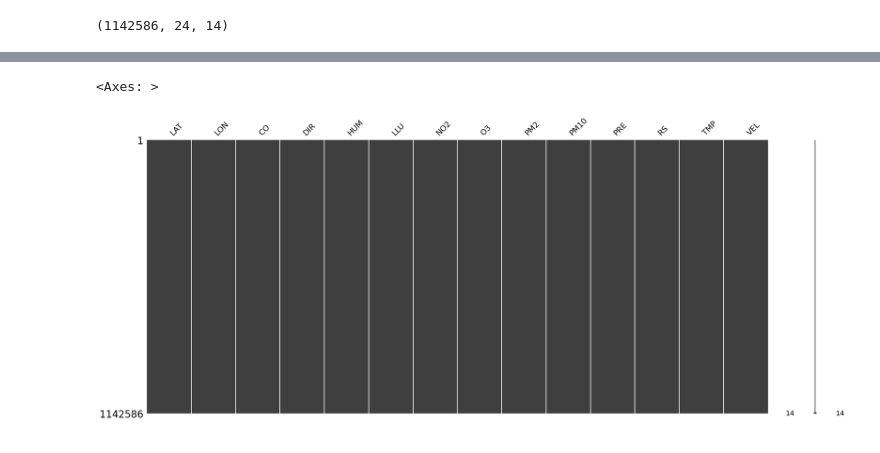
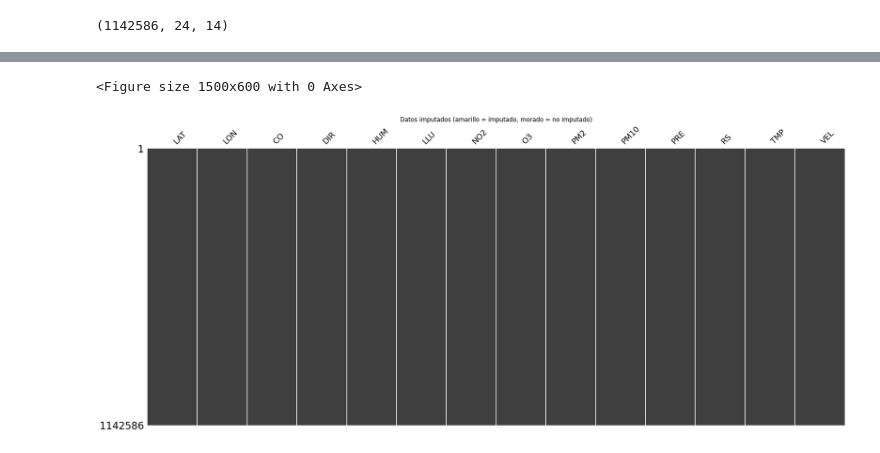
Before and after one commit to JossueJativa/InteligenciaArtificial2, a Jupyter notebook: Proyecto/EJDJ.ipynb, the cells around one changed output, grey strips where cells are left out. Saved outputs shown, nothing was run; the diff lists cells and outputs as text; code cells hidden in the pictures.

Commit message:
Se realiza el completado de data con SAIT y con presicion de errores

```diff
--- a/Proyecto/EJDJ.ipynb
+++ b/Proyecto/EJDJ.ipynb
@@ -159,19 +135,3 @@ expanded_array[-extra_rows:,0,:] = data_array[-extra_rows:]
 expanded_array.shape
 # %% [output]
 (1142586, 24, 14)
-# %%
-# Iniciar normalización
-scaler = MinMaxScaler()
-
-data_windowed = expanded_array.copy()
-
-# Reajustar la forma para normalizar correctamente (Colapsar la dimensión de tiempo y de muestra)
-data_windowed_reshaped = data_windowed.reshape(-1, data_windowed.shape[-1])
-
-# Ajustar y transformar los datos
-data_windowed_scaled = scaler.fit_transform(data_windowed_reshaped)
-
-# restaurar la forma original
-data_windowed_scaled = data_windowed_scaled.reshape(data_windowed.shape)
-
-print("Shape de los datos normalizados:", data_windowed_scaled.shape)
@@ -187,11 +191,9 @@ saits_imputer = SAITS(
     n_heads=2,
     d_k=32, d_v=32,
     dropout=0.1,
-    epochs=4,
+    epochs=10,
     device='cuda' if torch.cuda.is_available() else 'cpu'
 )
-
-dataset = {"X": data_windowed_scaled}
 
 # Entrenar el modelo antes de predecir
 saits_imputer.fit(dataset)
@@ -228,17 +236,46 @@ else:
 # %%
-# Asegurar que reshape sea correcto para desnormalizar
+# Paso 1: Asegurar que reshape sea correcto para desnormalizar
 imputed_data_reshaped = imputed_data.reshape(-1, imputed_data.shape[-1])
 
-# desnormalizar los datos
+# Paso 2: Desnormalizar los datos
 imputed_data_descaled = scaler.inverse_transform(imputed_data_reshaped)
 
-# Restaurar la forma original
+# Paso 3: Restaurar la forma original
 imputed_data_descaled = imputed_data_descaled.reshape(imputed_data.shape)
 
-# Extraer los datos imputados para el intervalo removido
-imputed_data_final = imputed_data_descaled[:, 0, :]
-imputed_data_final
-msno.matrix(pd.DataFrame(imputed_data_final, columns=final_df.columns))
+# Paso 4: Reconstruir la serie imputada del mismo tamaño que `final_df`
+reconstructed = np.full_like(data_array, np.nan)
+count = np.zeros_like(data_array)
+
+for i in range(data_windowed_filtered.shape[0]):
+    for t in range(seq_len):
+        if i + t < reconstructed.shape[0]:
+            nan_mask = np.isnan(data_array[i + t])
+            # Acumular solo valores que eran NaN
+            reconstructed[i + t, nan_mask] = np.nansum([
+                reconstructed[i + t, nan_mask],
+                imputed_data_descaled[i, t, nan_mask]
+            ], axis=0)
+            count[i + t, nan_mask] += 1
+
+# Paso 5: Evitar división por cero y promediar imputaciones
+count[count == 0] = 1
+reconstructed = reconstructed / count
+
+# Paso 6: Crear DataFrame imputado con índice original
+imputed_df = pd.DataFrame(reconstructed, index=final_df.index, columns=final_df.columns)
+
+# Paso 7: Marcar los valores que fueron imputados
+mask_imputed = final_df.isna() & imputed_df.notna()
+
+# Paso 8: Visualizar los datos imputados
+import missingno as msno
+import matplotlib.pyplot as plt
+
+plt.figure(figsize=(15, 6))
+msno.matrix(mask_imputed.astype(float), sparkline=False)
+plt.title("Datos imputados (amarillo = imputado, morado = no imputado)")
+plt.show()
 # %% [output]
-<Axes: >
+<Figure size 1500x600 with 0 Axes>
-[figure, old version]
+[figure, new version]
```
Also changed, not shown: parts of 14 cells of this notebook.
